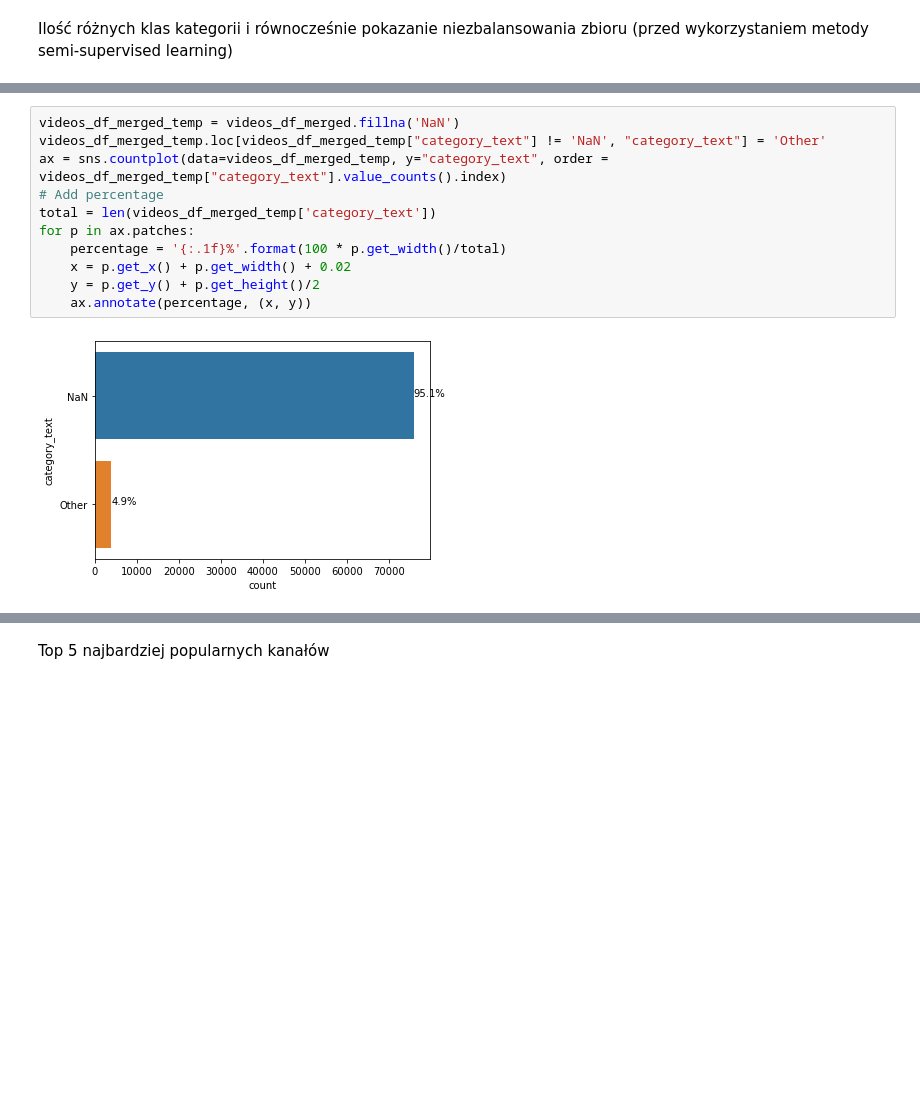
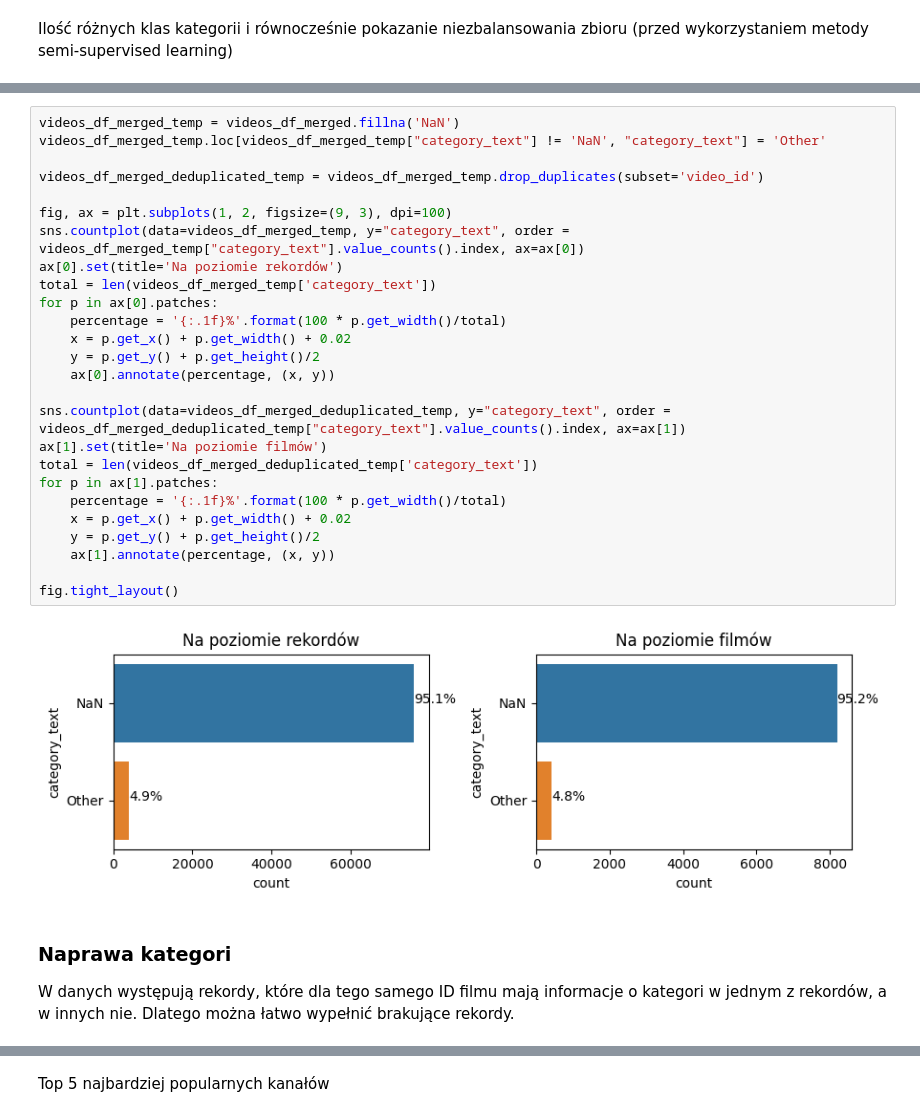
Before and after one commit to AxolotlOfConflagration/yt_trending_videos, a Jupyter notebook: checkpoint1.ipynb, the cells around one changed output, grey strips where cells are left out. Drawn from its saved outputs; the diff is of its cells as text; blank space fills up the shorter version.

Commit message:
Updated inital statistcs and plots, add likes/dislikes comments count and time features

```diff
--- a/checkpoint1.ipynb
+++ b/checkpoint1.ipynb
@@ -215,13 +305,32 @@ sns.countplot(data=videos_df_merged, y="category_text", order=videos_df_merged["
 # %%
 videos_df_merged_temp = videos_df_merged.fillna('NaN')
 videos_df_merged_temp.loc[videos_df_merged_temp["category_text"] != 'NaN', "category_text"] = 'Other'
-ax = sns.countplot(data=videos_df_merged_temp, y="category_text", order = videos_df_merged_temp["category_text"].value_counts().index)
-# Add percentage
+
+videos_df_merged_deduplicated_temp = videos_df_merged_temp.drop_duplicates(subset='video_id')
+
+fig, ax = plt.subplots(1, 2, figsize=(9, 3), dpi=100)
+sns.countplot(data=videos_df_merged_temp, y="category_text", order = videos_df_merged_temp["category_text"].value_counts().index, ax=ax[0])
+ax[0].set(title='Na poziomie rekordów')
 total = len(videos_df_merged_temp['category_text'])
-for p in ax.patches:
+for p in ax[0].patches:
     percentage = '{:.1f}%'.format(100 * p.get_width()/total)
     x = p.get_x() + p.get_width() + 0.02
     y = p.get_y() + p.get_height()/2
-    ax.annotate(percentage, (x, y))
+    ax[0].annotate(percentage, (x, y))
+
+sns.countplot(data=videos_df_merged_deduplicated_temp, y="category_text", order = videos_df_merged_deduplicated_temp["category_text"].value_counts().index, ax=ax[1])
+ax[1].set(title='Na poziomie filmów')
+total = len(videos_df_merged_deduplicated_temp['category_text'])
+for p in ax[1].patches:
+    percentage = '{:.1f}%'.format(100 * p.get_width()/total)
+    x = p.get_x() + p.get_width() + 0.02
+    y = p.get_y() + p.get_height()/2
+    ax[1].annotate(percentage, (x, y))
+
+fig.tight_layout()
 # %% [output]
-[figure, old version]
+[figure, new version]
+# %% [markdown]
+### Naprawa kategori
+
+W danych występują rekordy, które dla tego samego ID filmu mają informacje o kategori w jednym z rekordów, a w innych nie. Dlatego można łatwo wypełnić brakujące rekordy.
```
Also changed, not shown: parts of 54 cells of this notebook, 1 other file.
